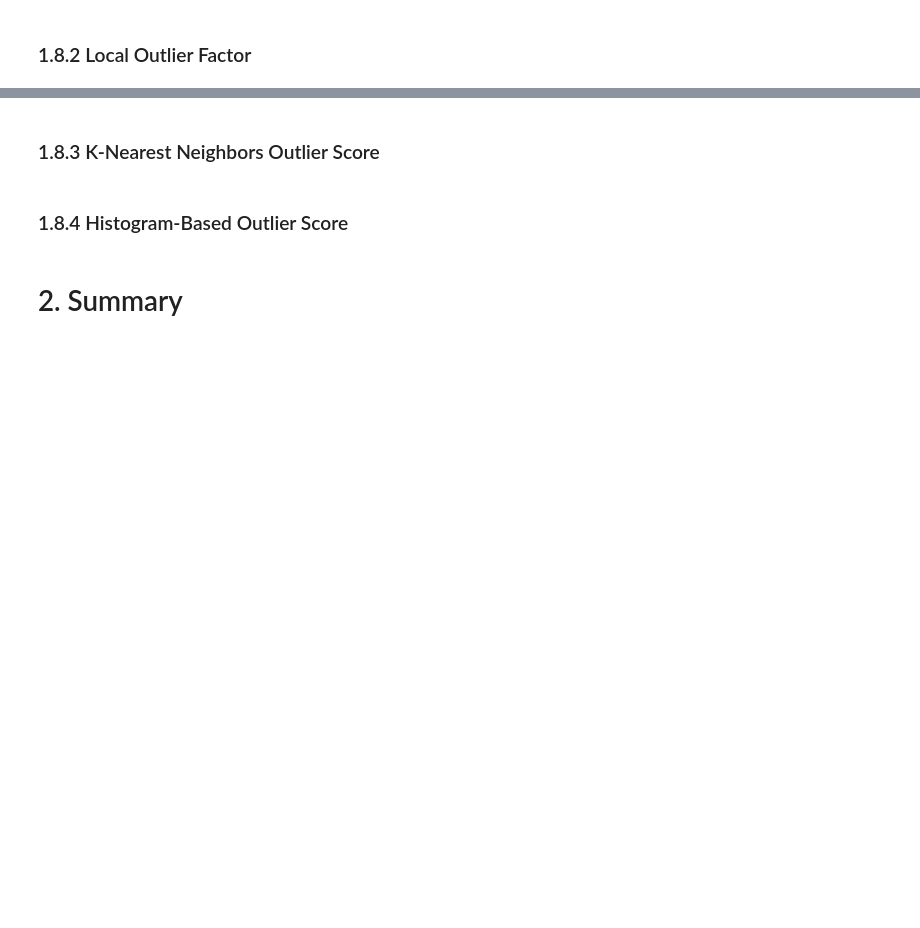
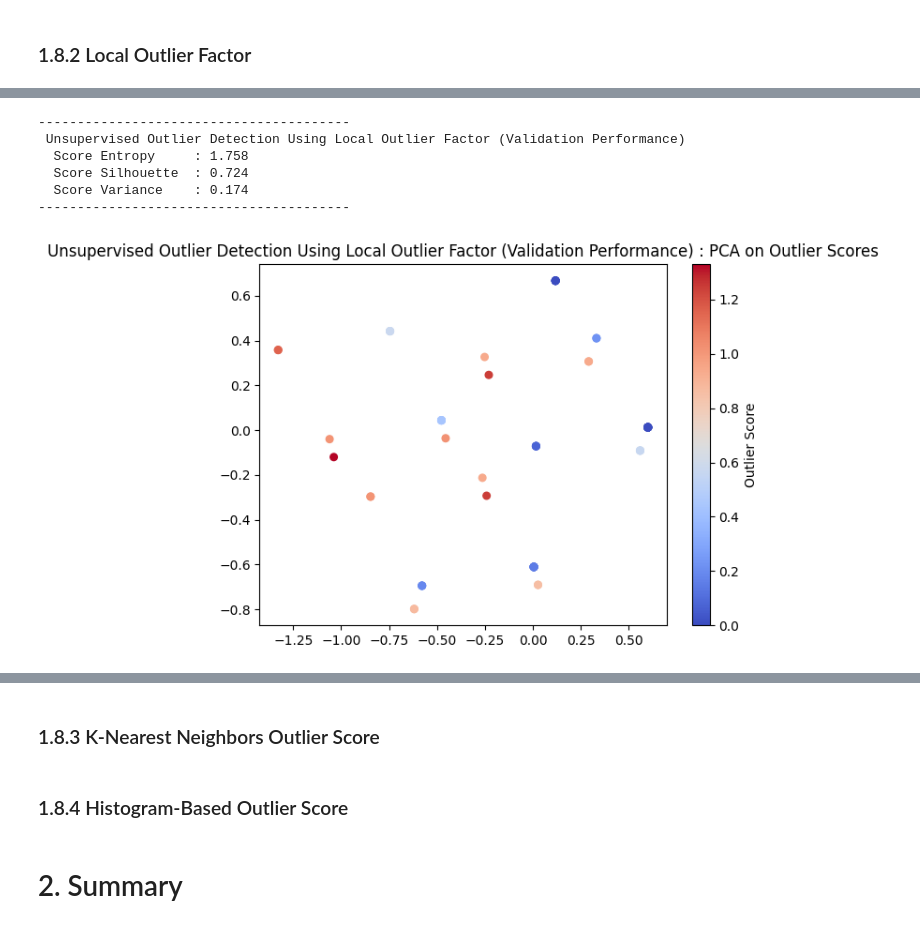
Before and after one commit to JohnPaulinePineda/Portfolio_Project_61, a Jupyter notebook: codes/DetectingAndEvaluatingAnomaliesInCategoricalDataUnderSupervisedAndUnsupervisedSettings.ipynb, the cells around one changed output, grey strips where cells are left out. Cells and saved outputs as stored; diff of their text form; code cells hidden in the pictures; blank space fills up the shorter version.

```diff
--- a/codes/DetectingAndEvaluatingAnomaliesInCategoricalDataUnderSupervisedAndUnsupervisedSettings.ipynb
+++ b/codes/DetectingAndEvaluatingAnomaliesInCategoricalDataUnderSupervisedAndUnsupervisedSettings.ipynb
@@ -2134,0 +2214,26 @@ umap_visualize_unsupervised_outlier_detection_model(X_train, X_validation, -unsu
+# %%
+##################################
+# Conducting apparent validation
+# of the optimal Local Outlier Factor
+# using the train data
+##################################
+unsupervised_model_cblof.fit(X_train)
+unsupervised_model_cblof_validation_scores = unsupervised_model_cblof.decision_function(X_validation.values)
+evaluate_unsupervised_outlier_detection_model(unsupervised_model_cblof_validation_scores, "Unsupervised Outlier Detection Using Local Outlier Factor (Validation Performance)")
+# %% [output]
+----------------------------------------
+ Unsupervised Outlier Detection Using Local Outlier Factor (Validation Performance)
+  Score Entropy     : 1.758
+  Score Silhouette  : 0.724
+  Score Variance    : 0.174
+----------------------------------------
+# %%
+##################################
+# Visualizing the outlier scores
+# by implementing PCA
+# obtained from the optimal Local Outlier Factor
+# using the validation data
+##################################
+pca_visualize_unsupervised_outlier_detection_model(X_train, X_validation, -unsupervised_model_cblof_training_scores, -unsupervised_model_cblof_validation_scores, "Unsupervised Outlier Detection Using Local Outlier Factor (Validation Performance)")
+# %% [output]
+[figure, added]
```
Also changed, not shown: parts of 14 cells of this notebook, 2 other files.
